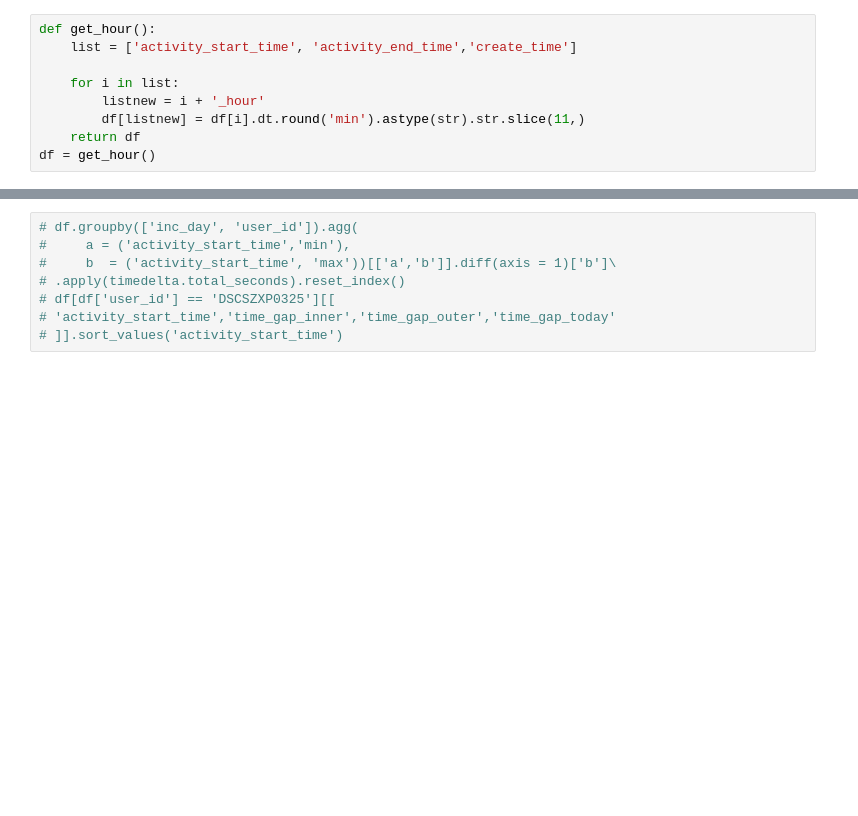
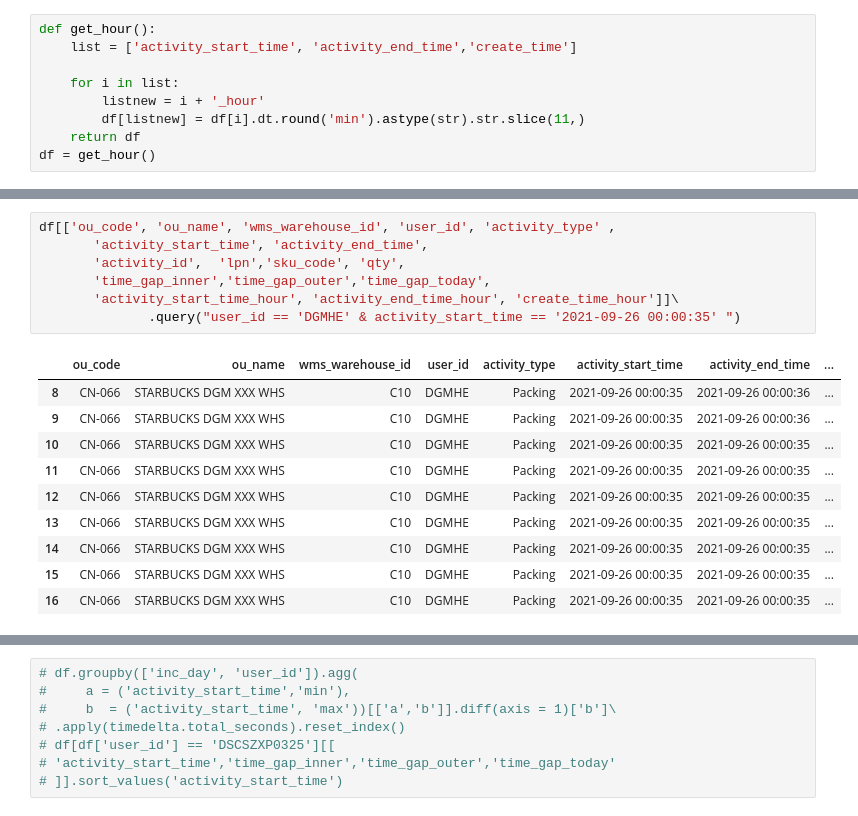
Before and after one commit to fyenne/play4_activity, a Jupyter notebook: activity_detail.ipynb, the cells around one changed output, grey strips where cells are left out. Saved outputs shown, nothing was run; the diff lists cells and outputs as text; blank space fills up the shorter version.

```diff
--- a/activity_detail.ipynb
+++ b/activity_detail.ipynb
@@ -75,0 +76,18 @@ df[df['wms_warehouse_id'] == 'H15'][['activity_start_time', 'activity_end_time',
+# %%
+df[['ou_code', 'ou_name', 'wms_warehouse_id', 'user_id', 'activity_type' ,
+       'activity_start_time', 'activity_end_time',
+       'activity_id',  'lpn','sku_code', 'qty',
+       'time_gap_inner','time_gap_outer','time_gap_today',
+       'activity_start_time_hour', 'activity_end_time_hour', 'create_time_hour']]\
+              .query("user_id == 'DGMHE' & activity_start_time == '2021-09-26 00:00:35' ")
+# %% [output]
+|  | ou_code | ou_name | wms_warehouse_id | user_id | activity_type | activity_start_time | activity_end_time | ... |
+| 8 | CN-066 | STARBUCKS DGM XXX WHS | C10 | DGMHE | Packing | 2021-09-26 00:00:35 | 2021-09-26 00:00:36 | ... |
+| 9 | CN-066 | STARBUCKS DGM XXX WHS | C10 | DGMHE | Packing | 2021-09-26 00:00:35 | 2021-09-26 00:00:36 | ... |
+| 10 | CN-066 | STARBUCKS DGM XXX WHS | C10 | DGMHE | Packing | 2021-09-26 00:00:35 | 2021-09-26 00:00:35 | ... |
+| 11 | CN-066 | STARBUCKS DGM XXX WHS | C10 | DGMHE | Packing | 2021-09-26 00:00:35 | 2021-09-26 00:00:35 | ... |
+| 12 | CN-066 | STARBUCKS DGM XXX WHS | C10 | DGMHE | Packing | 2021-09-26 00:00:35 | 2021-09-26 00:00:35 | ... |
+| 13 | CN-066 | STARBUCKS DGM XXX WHS | C10 | DGMHE | Packing | 2021-09-26 00:00:35 | 2021-09-26 00:00:35 | ... |
+| 14 | CN-066 | STARBUCKS DGM XXX WHS | C10 | DGMHE | Packing | 2021-09-26 00:00:35 | 2021-09-26 00:00:35 | ... |
+| 15 | CN-066 | STARBUCKS DGM XXX WHS | C10 | DGMHE | Packing | 2021-09-26 00:00:35 | 2021-09-26 00:00:35 | ... |
+| 16 | CN-066 | STARBUCKS DGM XXX WHS | C10 | DGMHE | Packing | 2021-09-26 00:00:35 | 2021-09-26 00:00:35 | ... |
```
Also changed, not shown: parts of 9 cells of this notebook, 1 other file.
